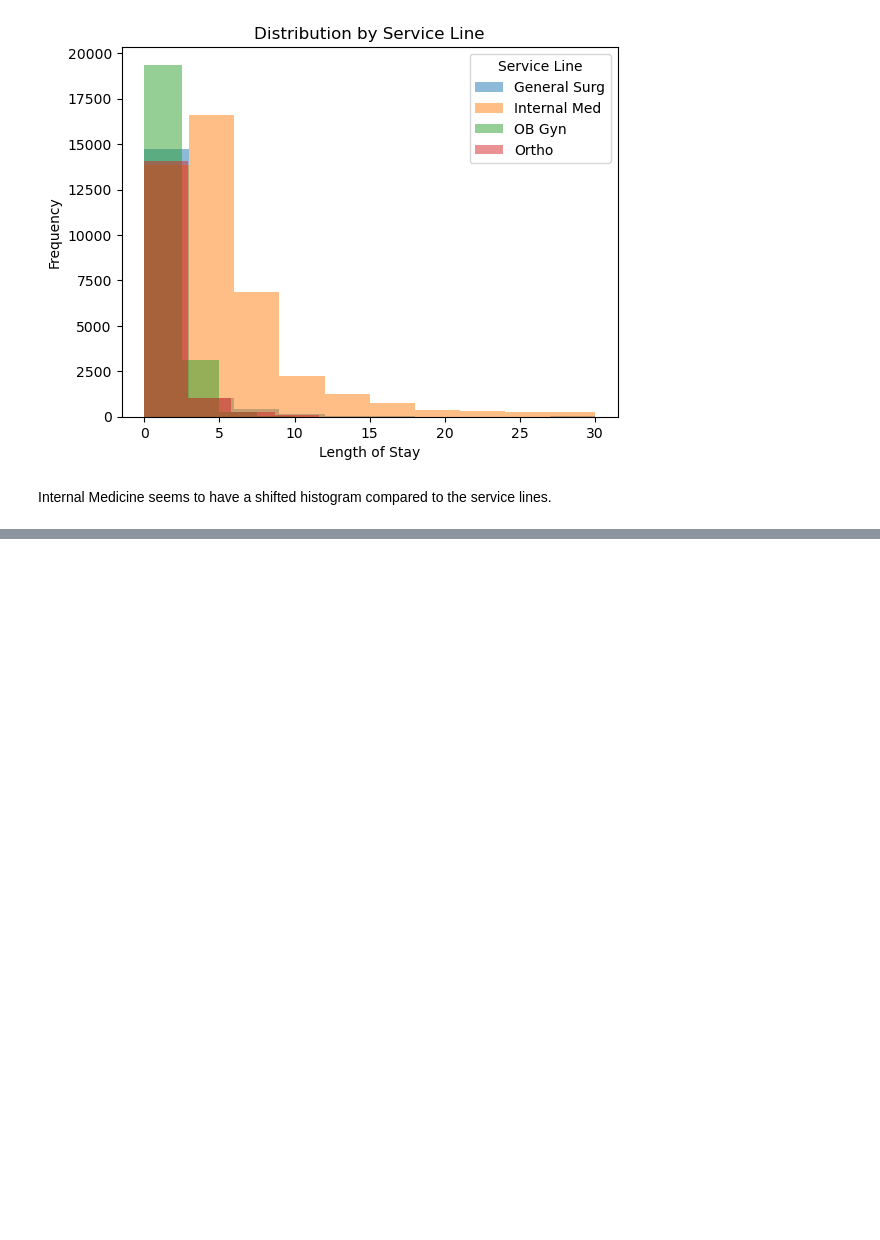
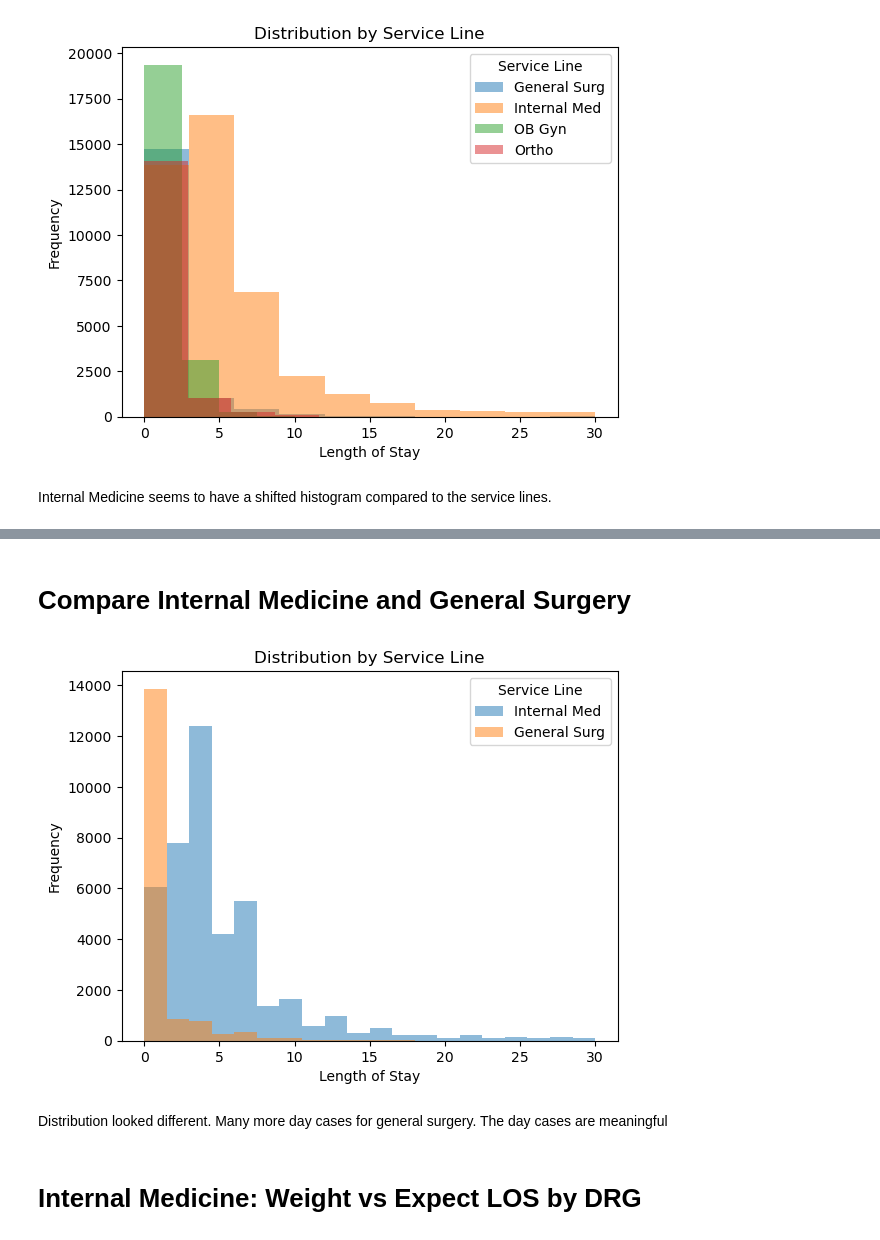
Before and after one commit to alyssaCrawfordAK/HospitalEncounter, a Jupyter notebook: HospitalEncounterAnalysis.ipynb, the cells around one changed output, grey strips where cells are left out. Drawn from its saved outputs; the diff is of its cells as text; code cells hidden in the pictures; blank space fills up the shorter version.

```diff
--- a/HospitalEncounterAnalysis.ipynb
+++ b/HospitalEncounterAnalysis.ipynb
@@ -381,0 +356,30 @@ im.groupby(["mdc_name","MS-DRG Title"]).agg({"lengthStay": "mean", "encounter_id
+# %% [markdown]
+# Compare Internal Medicine and General Surgery
+# %%
+import matplotlib.pyplot as plt
+
+#define points values by group
+A = encdf3.loc[encdf2['service_line'] == 'General Surg', 'lengthStay']
+B = encdf3.loc[encdf2['service_line'] == 'Internal Med', 'lengthStay']
+
+#add three histograms to one plot
+plt.hist(B, alpha=0.5, label='Internal Med', bins=20)
+plt.hist(A, alpha=0.5, label='General Surg', bins=20)
+
+
+#add plot title and axis labels
+plt.title('Distribution by Service Line')
+plt.xlabel('Length of Stay')
+plt.ylabel('Frequency')
+
+#add legend
+plt.legend(title='Service Line')
+
+#display plot
+plt.show()
+# %% [output]
+[figure, added]
+# %% [markdown]
+<p> Distribution looked different. Many more day cases for general surgery. The day cases are meaningful </p>
+# %% [markdown]
+# Internal Medicine: Weight vs Expect LOS by DRG
```
Also changed, not shown: parts of 48 cells of this notebook.
